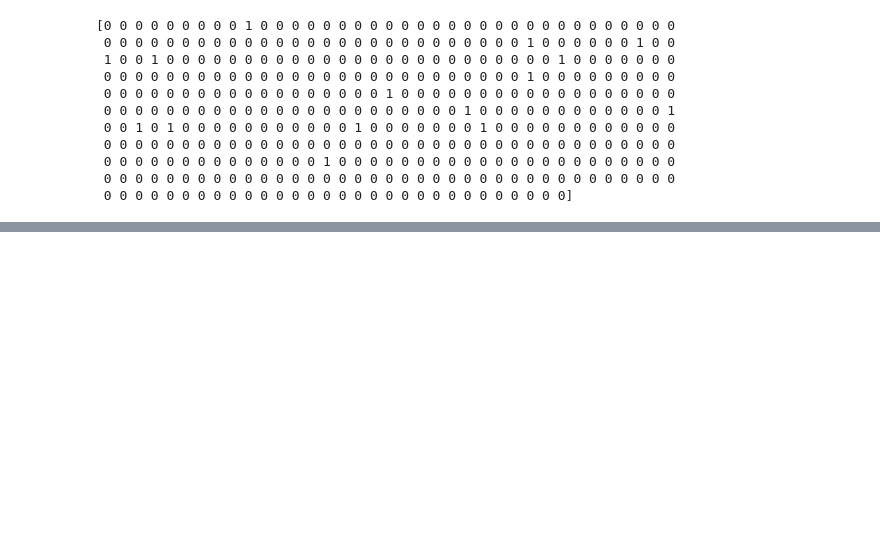
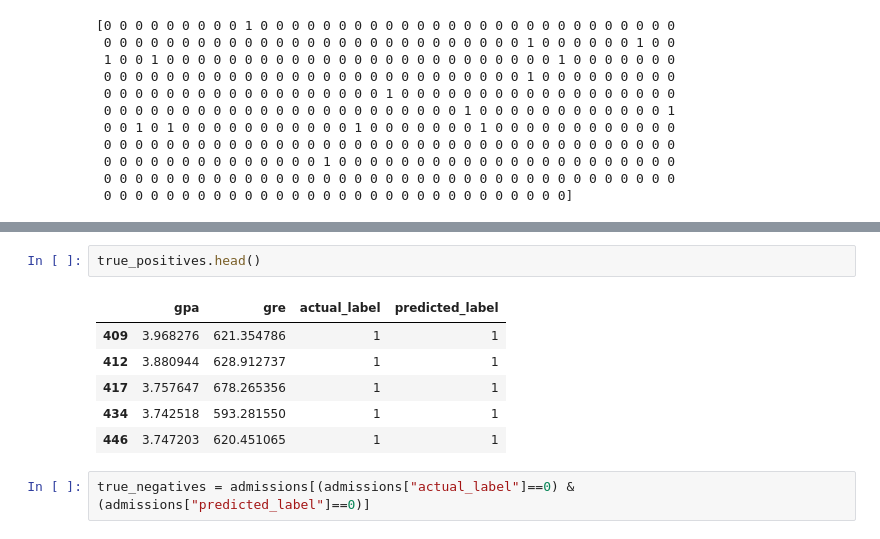
Before and after one commit to juwonlee1020/dataquest, a Jupyter notebook: Admissions.ipynb, the cells around one changed output, grey strips where cells are left out. Drawn from its saved outputs; the diff is of its cells as text; blank space fills up the shorter version.

```diff
--- a/Admissions.ipynb
+++ b/Admissions.ipynb
@@ -83,0 +164,11 @@ print(fitted_labels[:400])
+# %%
+true_positives.head()
+# %% [output]
+|  | gpa | gre | actual_label | predicted_label |
+| 409 | 3.968276 | 621.354786 | 1 | 1 |
+| 412 | 3.880944 | 628.912737 | 1 | 1 |
+| 417 | 3.757647 | 678.265356 | 1 | 1 |
+| 434 | 3.742518 | 593.281550 | 1 | 1 |
+| 446 | 3.747203 | 620.451065 | 1 | 1 |
+# %%
+true_negatives = admissions[(admissions["actual_label"]==0) & (admissions["predicted_label"]==0)]
```
Also changed, not shown: parts of 20 cells of this notebook.
